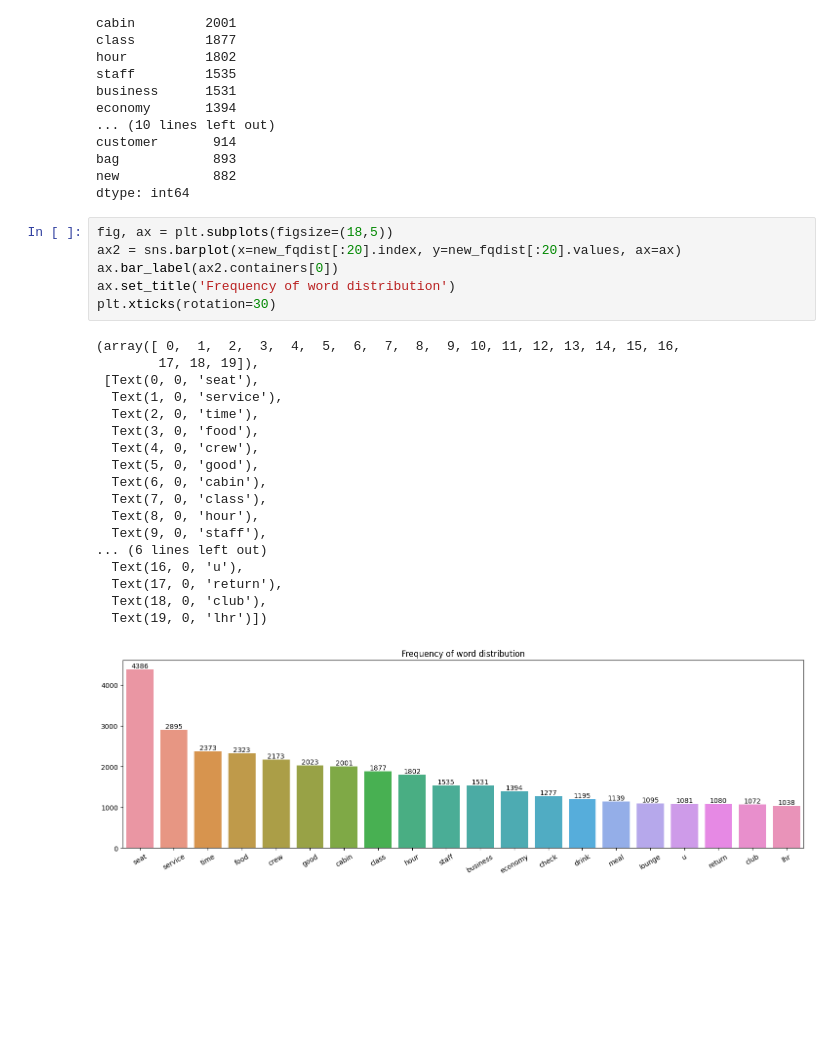
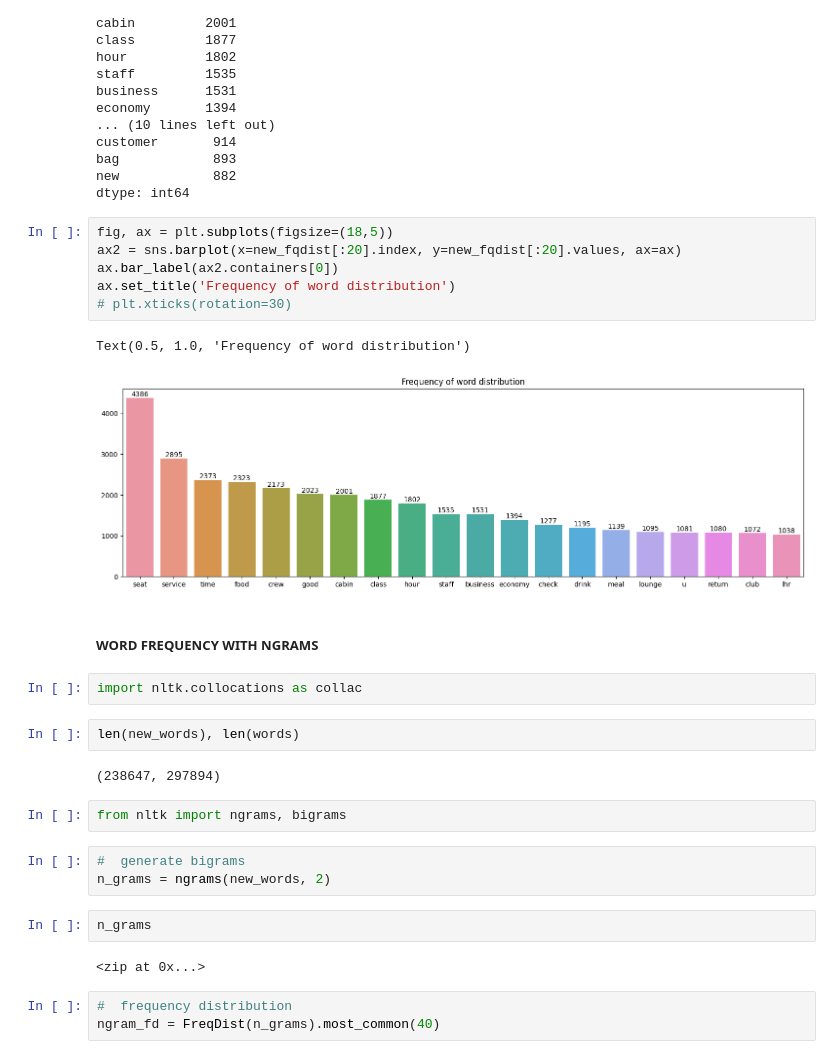
Before and after one commit to Ibeabuchi1/BA_internship, a Jupyter notebook: eda/eda_review.ipynb, the cells around one changed output. Cells and saved outputs as stored; diff of their text form; blank space fills up the shorter version.

Commit message:
frequency distribution with ngram

```diff
--- a/eda/eda_review.ipynb
+++ b/eda/eda_review.ipynb
@@ -220,25 +220,29 @@ dtype: int64
 # %%
 fig, ax = plt.subplots(figsize=(18,5))
 ax2 = sns.barplot(x=new_fqdist[:20].index, y=new_fqdist[:20].values, ax=ax)
 ax.bar_label(ax2.containers[0])
 ax.set_title('Frequency of word distribution')
-plt.xticks(rotation=30)
+# plt.xticks(rotation=30)
 # %% [output]
-(array([ 0,  1,  2,  3,  4,  5,  6,  7,  8,  9, 10, 11, 12, 13, 14, 15, 16,
-        17, 18, 19]),
- [Text(0, 0, 'seat'),
-  Text(1, 0, 'service'),
-  Text(2, 0, 'time'),
-  Text(3, 0, 'food'),
-  Text(4, 0, 'crew'),
-  Text(5, 0, 'good'),
-  Text(6, 0, 'cabin'),
-  Text(7, 0, 'class'),
-  Text(8, 0, 'hour'),
-  Text(9, 0, 'staff'),
-... (6 lines left out)
-  Text(16, 0, 'u'),
-  Text(17, 0, 'return'),
-  Text(18, 0, 'club'),
-  Text(19, 0, 'lhr')])
+Text(0.5, 1.0, 'Frequency of word distribution')
-[figure, old version]
+[figure, new version]
+# %% [markdown]
+##### WORD FREQUENCY WITH NGRAMS
+# %%
+import nltk.collocations as collac
+# %%
+len(new_words), len(words)
+# %% [output]
+(238647, 297894)
+# %%
+from nltk import ngrams, bigrams
+# %%
+#  generate bigrams
+n_grams = ngrams(new_words, 2)
+# %%
+n_grams
+# %% [output]
+<zip at 0x...>
+# %%
+#  frequency distribution
+ngram_fd = FreqDist(n_grams).most_common(40)
```
Also changed, not shown: parts of 6 cells of this notebook.
